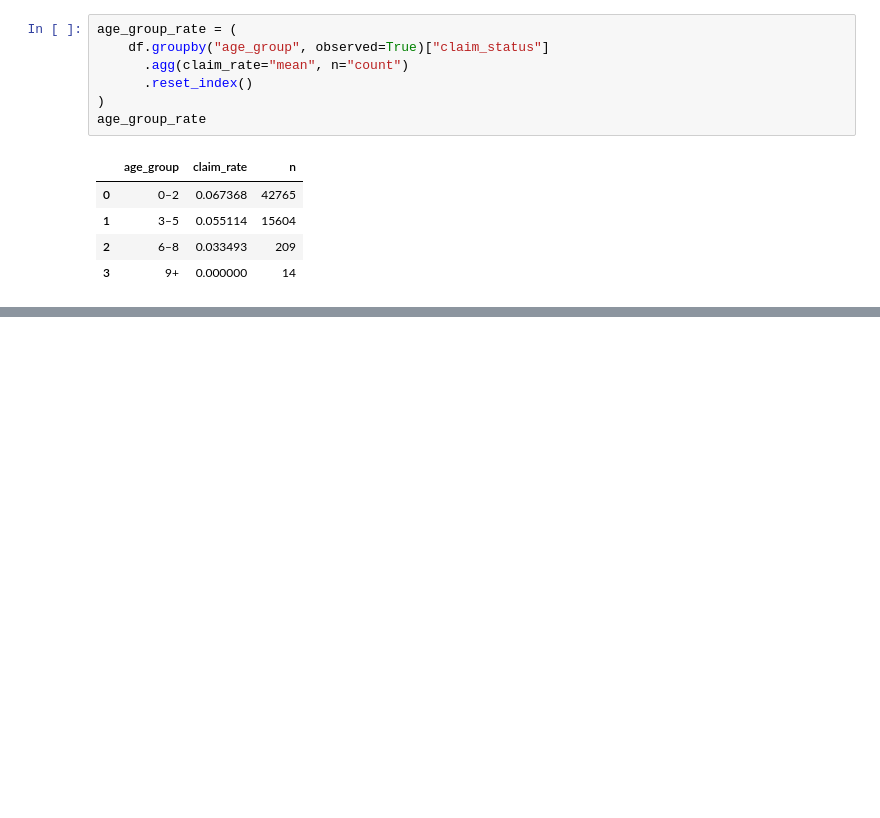
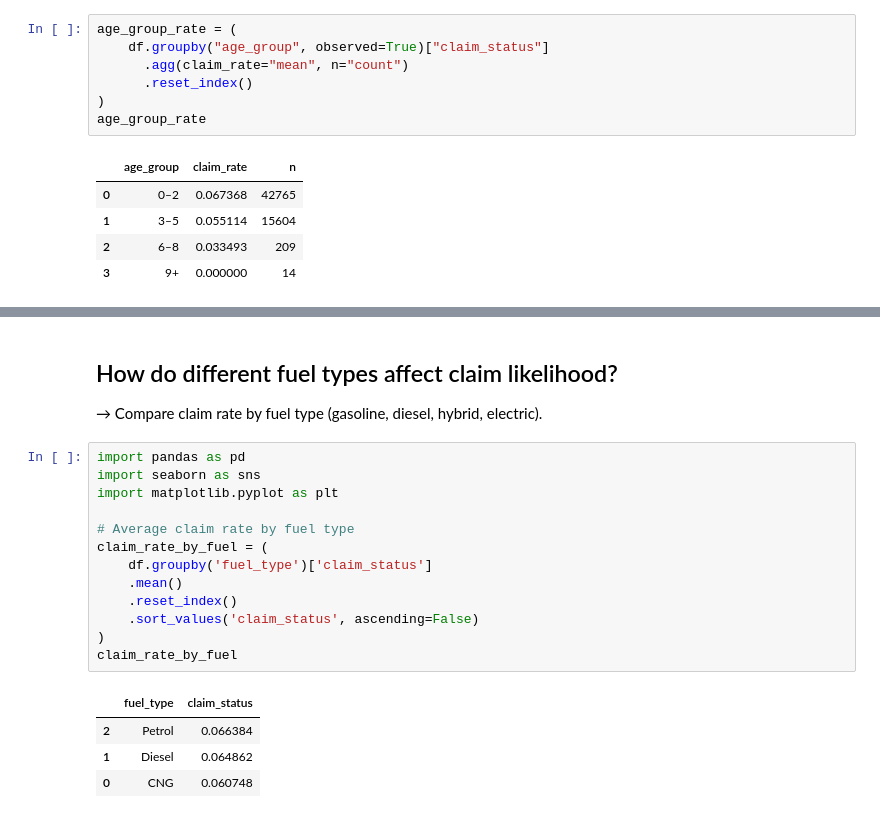
Before and after one commit to tlilimaryem7-cloud/project-2-eda-sql, a Jupyter notebook: vehicle-characteristics.ipynb, the cells around one changed output, grey strips where cells are left out. Saved outputs shown, nothing was run; the diff lists cells and outputs as text; blank space fills up the shorter version.

```diff
--- a/vehicle-characteristics.ipynb
+++ b/vehicle-characteristics.ipynb
@@ -130,0 +248,21 @@ sns.barplot(
+# %% [markdown]
+## How do different fuel types affect claim likelihood?
+ → Compare claim rate by fuel type (gasoline, diesel, hybrid, electric).
+# %%
+import pandas as pd
+import seaborn as sns
+import matplotlib.pyplot as plt
+
+# Average claim rate by fuel type
+claim_rate_by_fuel = (
+    df.groupby('fuel_type')['claim_status']
+    .mean()
+    .reset_index()
+    .sort_values('claim_status', ascending=False)
+)
+claim_rate_by_fuel
+# %% [output]
+|  | fuel_type | claim_status |
+| 2 | Petrol | 0.066384 |
+| 1 | Diesel | 0.064862 |
+| 0 | CNG | 0.060748 |
```
Also changed, not shown: parts of 15 cells of this notebook.
